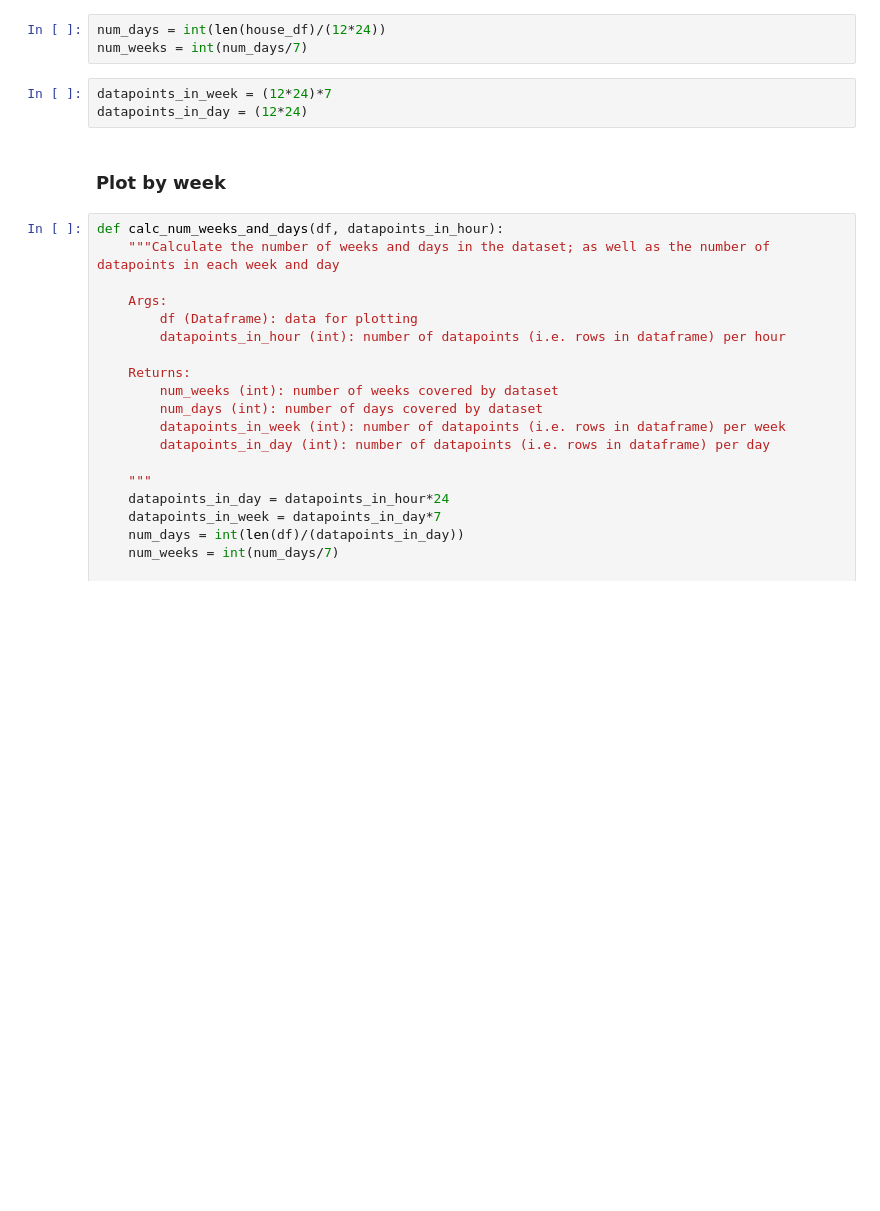
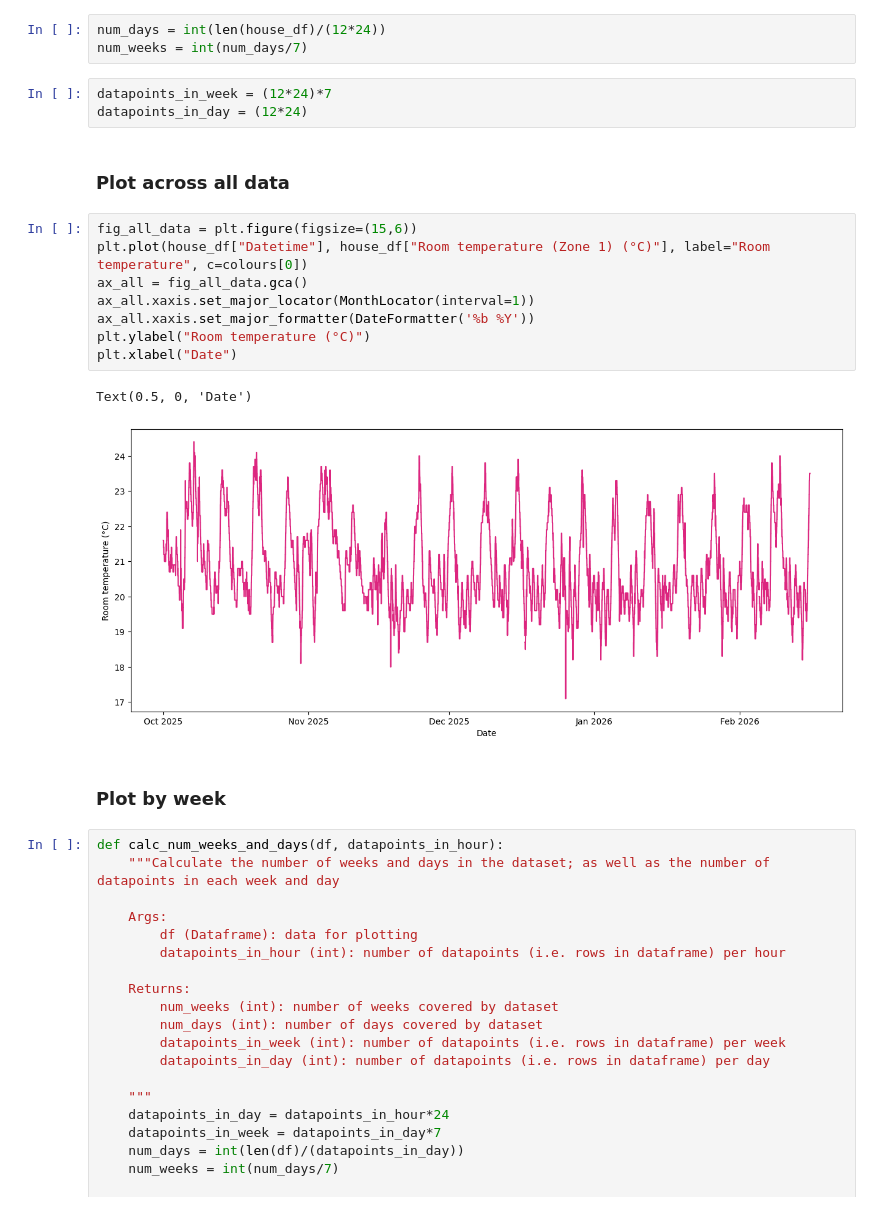
Before and after one commit to PracticeOrientedAICDT/PassivUK_Project_Spring_2026, a Jupyter notebook: thermostat_data_eda.ipynb, the cells around one changed output. Cells and saved outputs as stored; diff of their text form; blank space fills up the shorter version.

```diff
--- a/thermostat_data_eda.ipynb
+++ b/thermostat_data_eda.ipynb
@@ -46,6 +70,19 @@ num_weeks = int(num_days/7)
 # %%
 datapoints_in_week = (12*24)*7
 datapoints_in_day = (12*24)
+# %% [markdown]
+### Plot across all data
+# %%
+fig_all_data = plt.figure(figsize=(15,6))
+plt.plot(house_df["Datetime"], house_df["Room temperature (Zone 1) (°C)"], label="Room temperature", c=colours[0])
+ax_all = fig_all_data.gca()
+ax_all.xaxis.set_major_locator(MonthLocator(interval=1))
+ax_all.xaxis.set_major_formatter(DateFormatter('%b %Y'))
+plt.ylabel("Room temperature (°C)")
+plt.xlabel("Date")
+# %% [output]
+Text(0.5, 0, 'Date')
+[figure, added]
 # %% [markdown]
 ### Plot by week
 # %%
```
Also changed, not shown: parts of 6 cells of this notebook, 2 other files.
